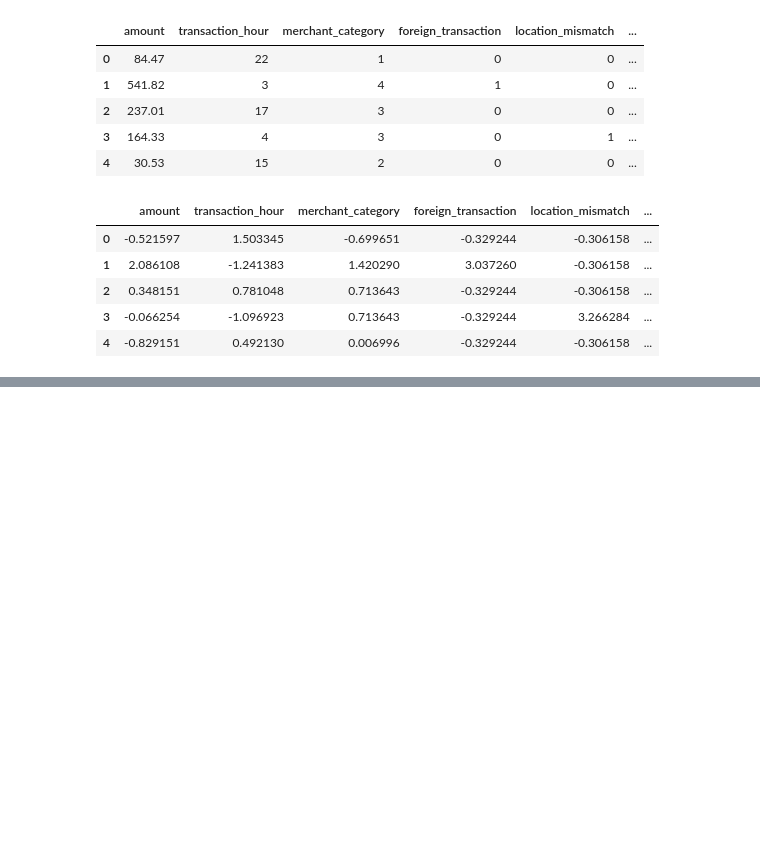
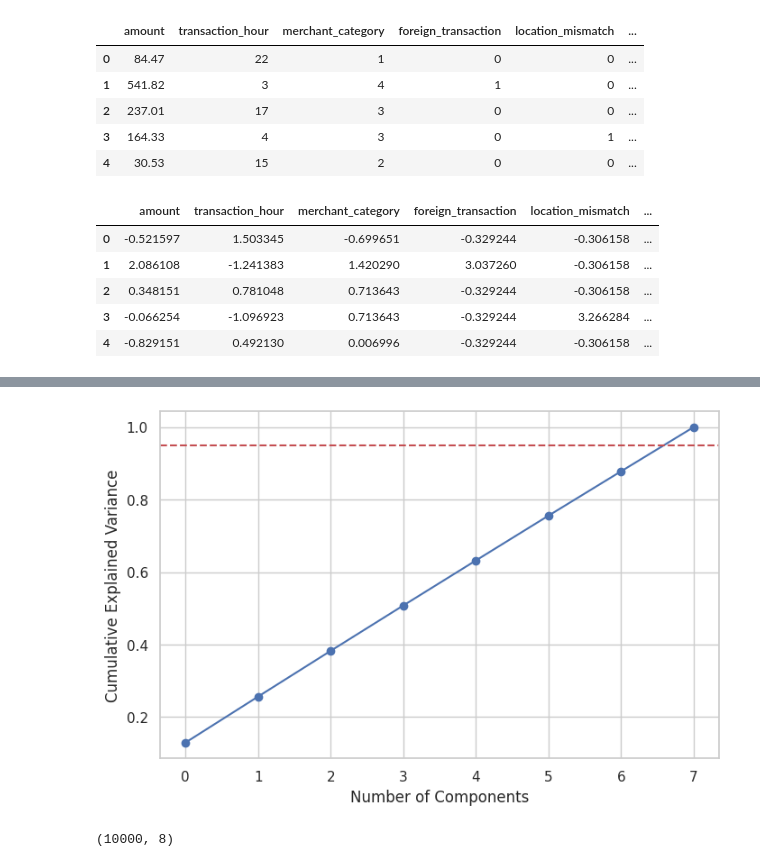
Before and after one commit to YamenObeidat/Activity-3--DBSCAN-PCA, a Jupyter notebook: final_project_2.ipynb, the cells around one changed output, grey strips where cells are left out. Saved outputs shown, nothing was run; the diff lists cells and outputs as text; code cells hidden in the pictures; blank space fills up the shorter version.

```diff
--- a/final_project_2.ipynb
+++ b/final_project_2.ipynb
@@ -59,0 +87,22 @@ X_preprocessed.head()
+# %%
+X = df_cleaned.drop(columns=['is_fraud'])
+scaler = StandardScaler()
+X_scaled = scaler.fit_transform(X)
+
+pca = PCA()
+pca.fit(X_scaled)
+
+plt.figure(figsize=(8, 5))
+plt.plot(np.cumsum(pca.explained_variance_ratio_), marker='o')
+plt.xlabel('Number of Components')
+plt.ylabel('Cumulative Explained Variance')
+plt.axhline(y=0.95, color='r', linestyle='--')
+plt.show()
+# %% [output]
+[figure, added]
+# %%
+pca_final = PCA(n_components=0.95)
+X_pca = pca_final.fit_transform(X_scaled)
+print(X_pca.shape)
+# %% [output]
+(10000, 8)
```
Also changed, not shown: parts of 3 cells of this notebook.
